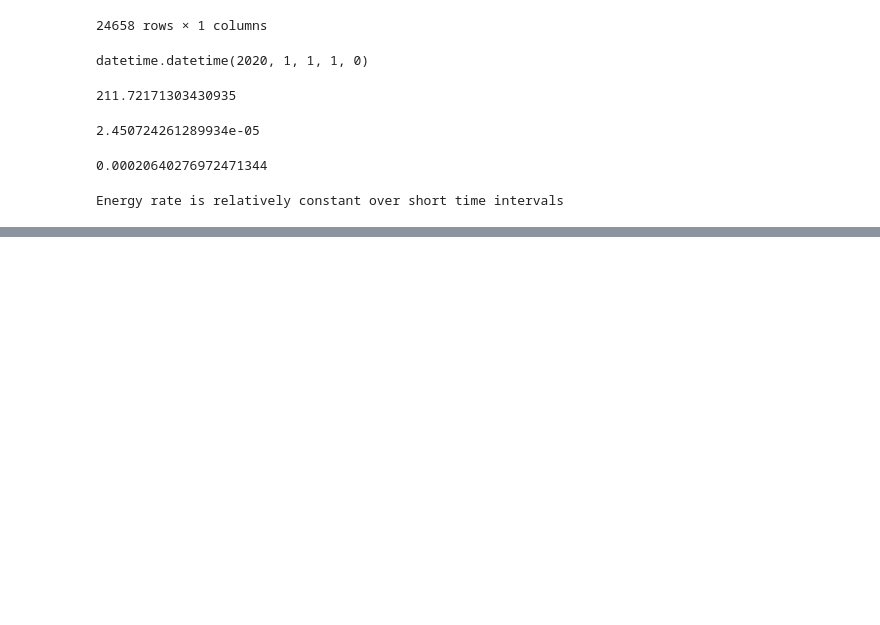
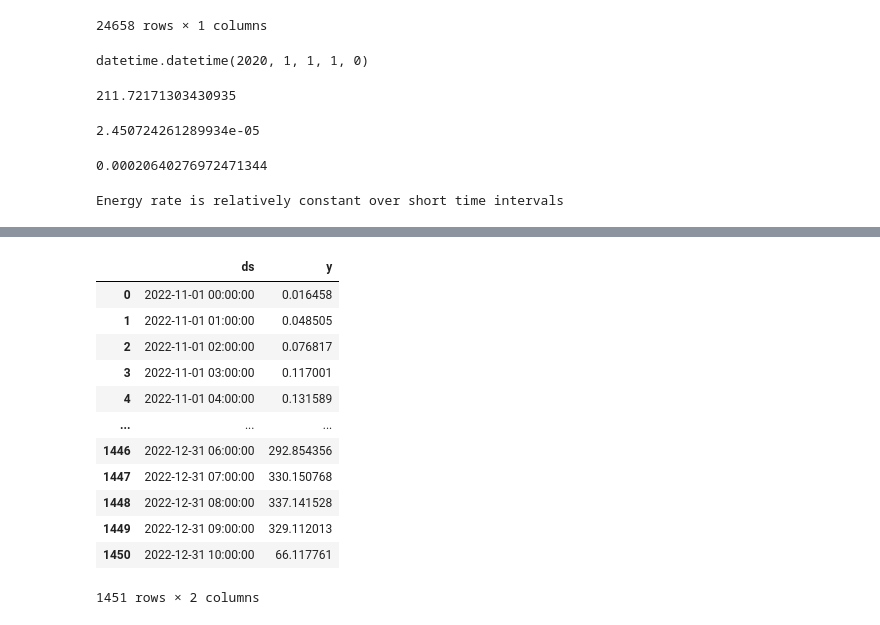
Before and after one commit to Oluwajuwon-O/project_notebooks, a Jupyter notebook: Forecasting/Forecast Redo.ipynb, the cells around one changed output, grey strips where cells are left out. Cells and saved outputs as stored; diff of their text form; code cells hidden in the pictures; blank space fills up the shorter version.

```diff
--- a/Forecasting/Forecast Redo.ipynb
+++ b/Forecasting/Forecast Redo.ipynb
@@ -196,2 +211,18 @@ test = df1[int(0.8*df1.shape[0]):]
+# %%
+df1
+# %% [output]
+|  | ds | y |
+| 0 | 2022-11-01 00:00:00 | 0.016458 |
+| 1 | 2022-11-01 01:00:00 | 0.048505 |
+| 2 | 2022-11-01 02:00:00 | 0.076817 |
+| 3 | 2022-11-01 03:00:00 | 0.117001 |
+| 4 | 2022-11-01 04:00:00 | 0.131589 |
+| ... | ... | ... |
+| 1446 | 2022-12-31 06:00:00 | 292.854356 |
+| 1447 | 2022-12-31 07:00:00 | 330.150768 |
+| 1448 | 2022-12-31 08:00:00 | 337.141528 |
+| 1449 | 2022-12-31 09:00:00 | 329.112013 |
+| 1450 | 2022-12-31 10:00:00 | 66.117761 |
+1451 rows × 2 columns
 # %%
 from prophet import Prophet
```
Also changed, not shown: parts of 13 cells of this notebook.
